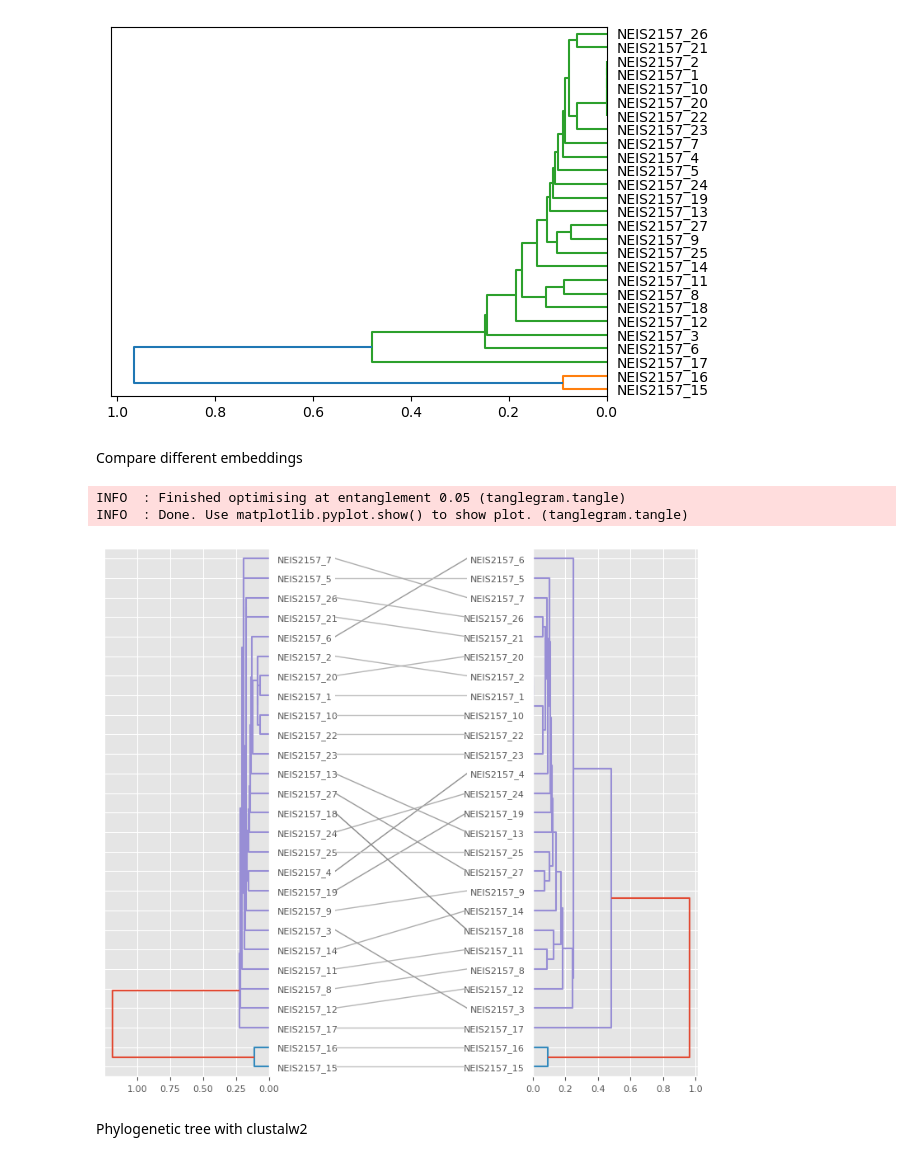
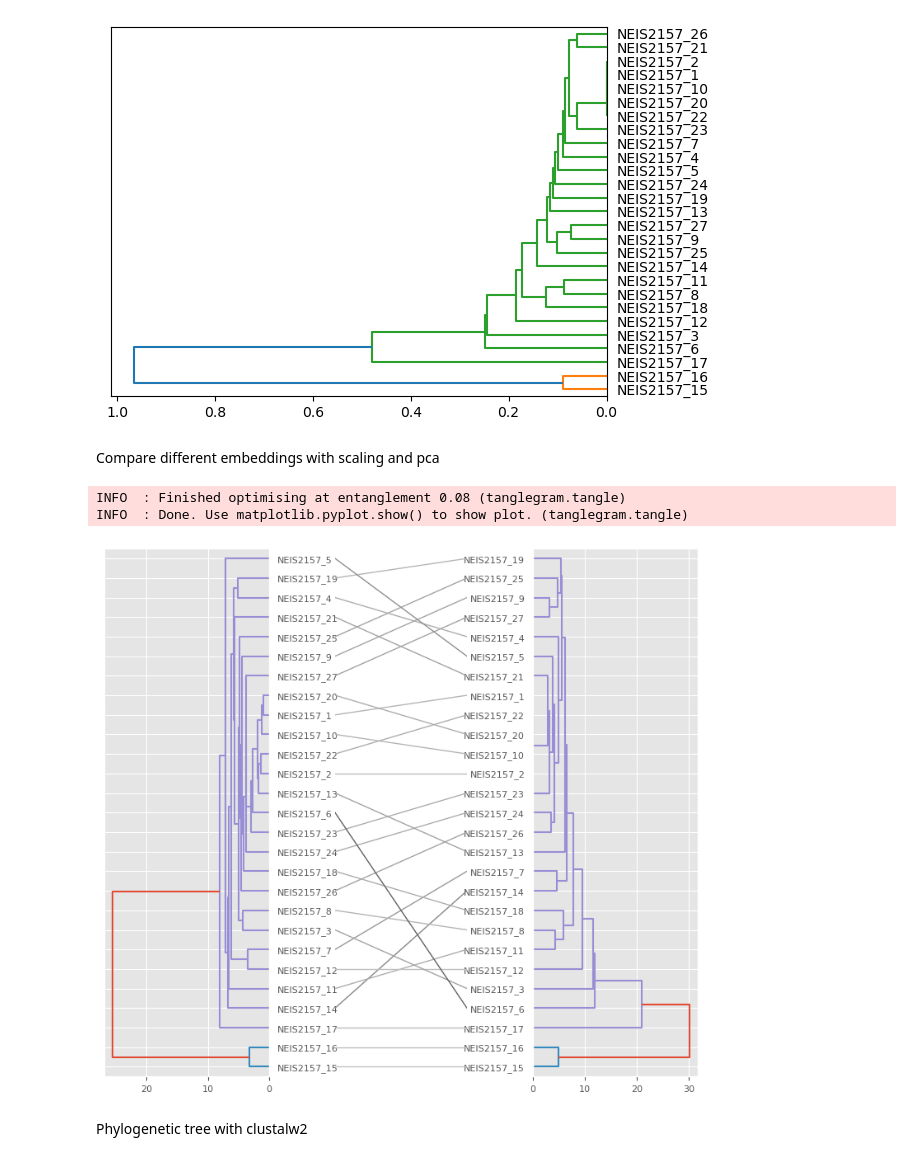
Before and after one commit to matteotolloso/BioEmbedding, a Jupyter notebook: hierarchical.ipynb, the cells around one changed output. Drawn from its saved outputs; the diff is of its cells as text; code cells hidden in the pictures.

Commit message:
scaling and pca

```diff
--- a/hierarchical.ipynb
+++ b/hierarchical.ipynb
@@ -57,50 +50,69 @@ weighted
 average
 [figure]
 # %% [markdown]
-Compare different embeddings
+Compare different embeddings with scaling and pca
 # %%
 import tanglegram as tg
 import matplotlib.pyplot as plt
+from sklearn.decomposition import PCA
+from sklearn.preprocessing import StandardScaler
 
+# Loading the embeddings dict
+embeddings_dict = utils.get_embeddings_dict("dataset/NEIS2157.json")
 
-# Building the embeddings matices
+# Building the embedding matix
 IDs, embeddings_matrix_A = build_embeddings_matrix(
     embeddings_dict = embeddings_dict,
     embedder="rep",
     combiner_method="none"
 )
 
 IDs, embeddings_matrix_B = build_embeddings_matrix(
     embeddings_dict = embeddings_dict,
     embedder="prose",
     combiner_method="average"
 )
 
-# buliding an array encoding the pairwise distances between rows (observations) in the embedding matrix
-condensed_distances_A = pdist(embeddings_matrix_A)
-condensed_distances_B = pdist(embeddings_matrix_B)
+# Scaling
+scaler = StandardScaler()
+embeddings_matrix_A = scaler.fit_transform(embeddings_matrix_A)
+scaler = StandardScaler()
+embeddings_matrix_B = scaler.fit_transform(embeddings_matrix_B)
+
+
+# Principal component analysis
+pca = PCA(n_components=10)
+embeddings_matrix_A = pca.fit_transform(embeddings_matrix_A)
+pca = PCA(n_components=19)
+embeddings_matrix_B = pca.fit_transform(embeddings_matrix_B)
+
+
+# Buliding an array encoding the pairwise distances between rows (observations) in the embedding matrix
+condensed_distances_A = pdist(embeddings_matrix_A, metric="euclidean")
+condensed_distances_B = pdist(embeddings_matrix_B, metric="euclidean")
+
 
 # Calculating the hierarchical clustering
 linkage_matrix_A = linkage(condensed_distances_A, method="average")
 linkage_matrix_B = linkage(condensed_distances_B, method="average")
 
 
 # Plot tanglegram
 fig = tg.plot(
     linkage_matrix_A,
     linkage_matrix_B,
     labelsA=IDs,
     labelsB=IDs,
     sort="step2side",
     link_kwargs = {},
     dend_kwargs={}
 )
 
 plt.show()
 # %% [output]
-INFO  : Finished optimising at entanglement 0.05 (tanglegram.tangle)
+INFO  : Finished optimising at entanglement 0.08 (tanglegram.tangle)
 INFO  : Done. Use matplotlib.pyplot.show() to show plot. (tanglegram.tangle)
-[figure, old version]
+[figure, new version]
 # %% [markdown]
 Phylogenetic tree with clustalw2
 # %%
```
Also changed, not shown: parts of 4 cells of this notebook.
